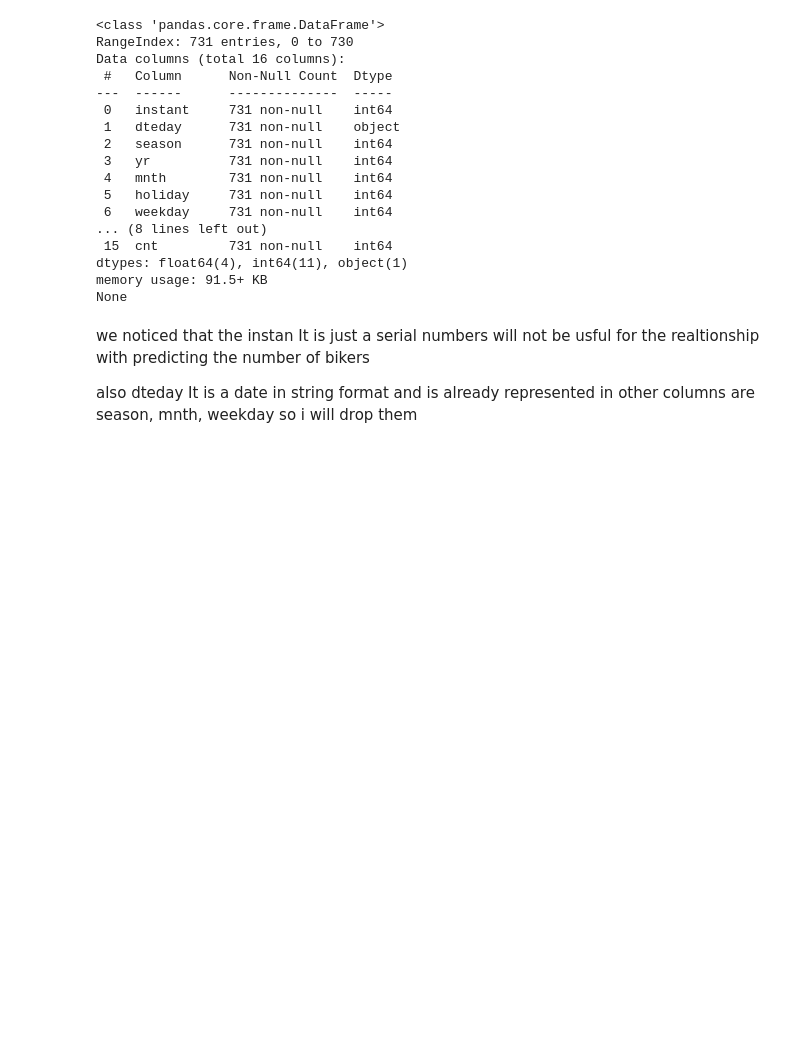
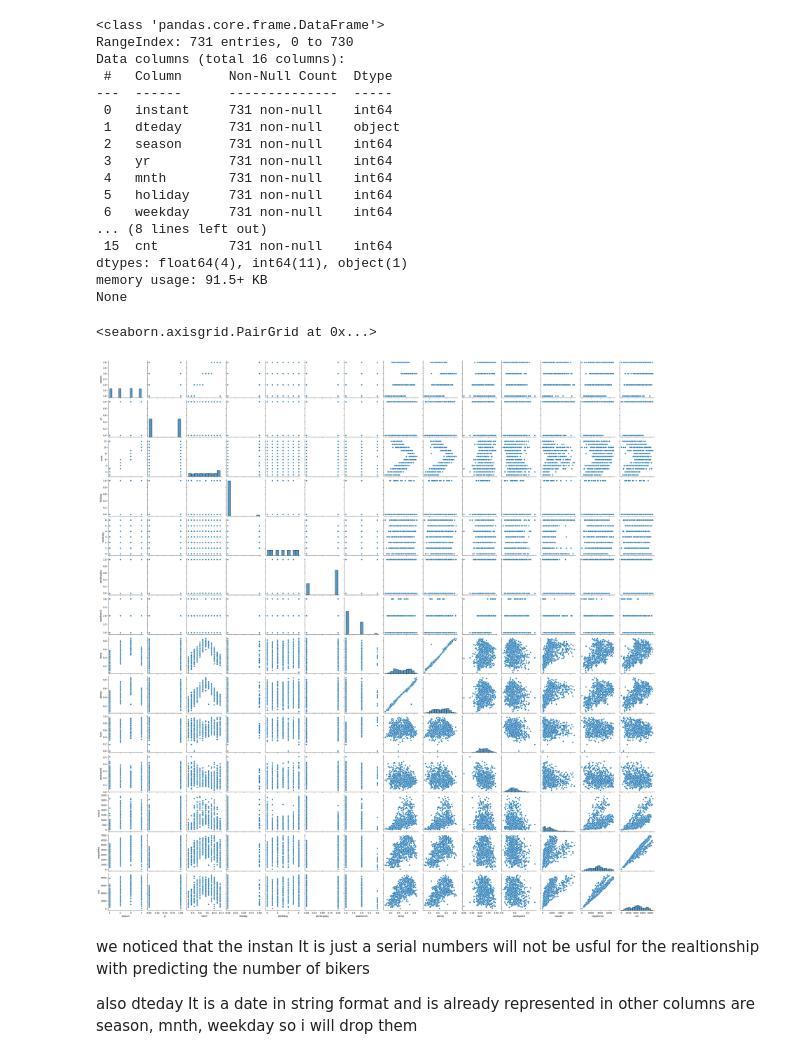
Before and after one commit to Y0r2/KAUST_AI_Introduction_Jazan, a Jupyter notebook: Day1/assessments/Linear_Regression_Assessment(Bicycle).ipynb, the cells around one changed output. Drawn from its saved outputs; the diff is of its cells as text; code cells hidden in the pictures; blank space fills up the shorter version.

```diff
--- a/Day1/assessments/Linear_Regression_Assessment(Bicycle).ipynb
+++ b/Day1/assessments/Linear_Regression_Assessment(Bicycle).ipynb
@@ -118,6 +119,11 @@ Data columns (total 16 columns):
 dtypes: float64(4), int64(11), object(1)
 memory usage: 91.5+ KB
 None
+# %%
+sns.pairplot(df)
+# %% [output]
+<seaborn.axisgrid.PairGrid at 0x...>
+[figure, added]
 # %% [markdown]
 we noticed that the instan It is just a serial numbers will not be usful for the realtionship with predicting the number of bikers
 
```
Also changed, not shown: parts of 1 cell of this notebook.
